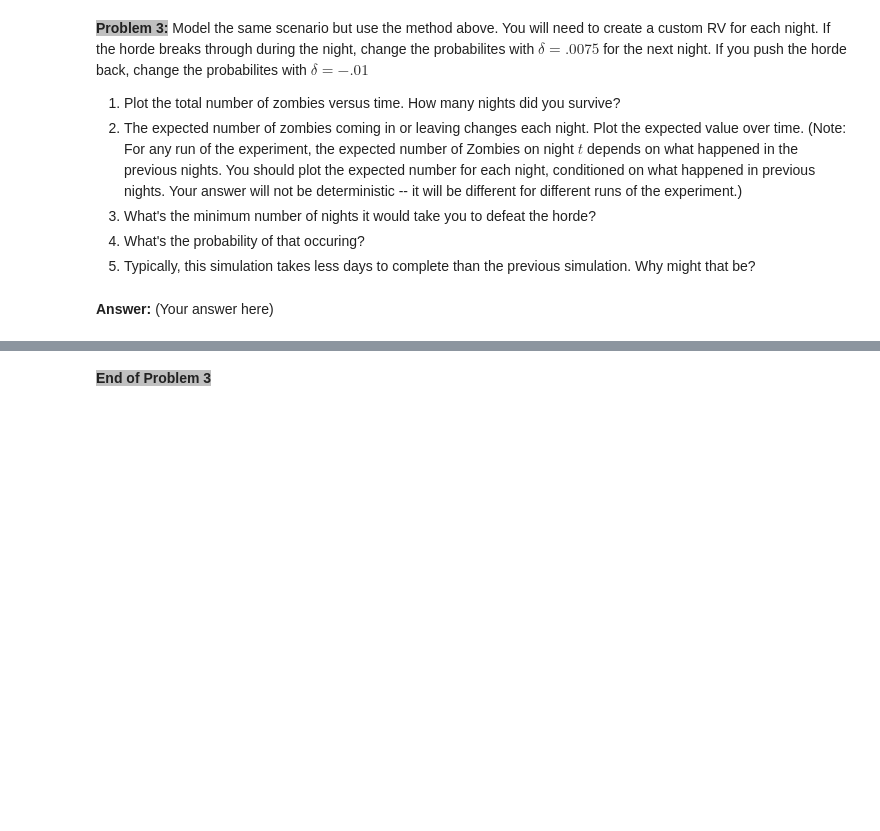
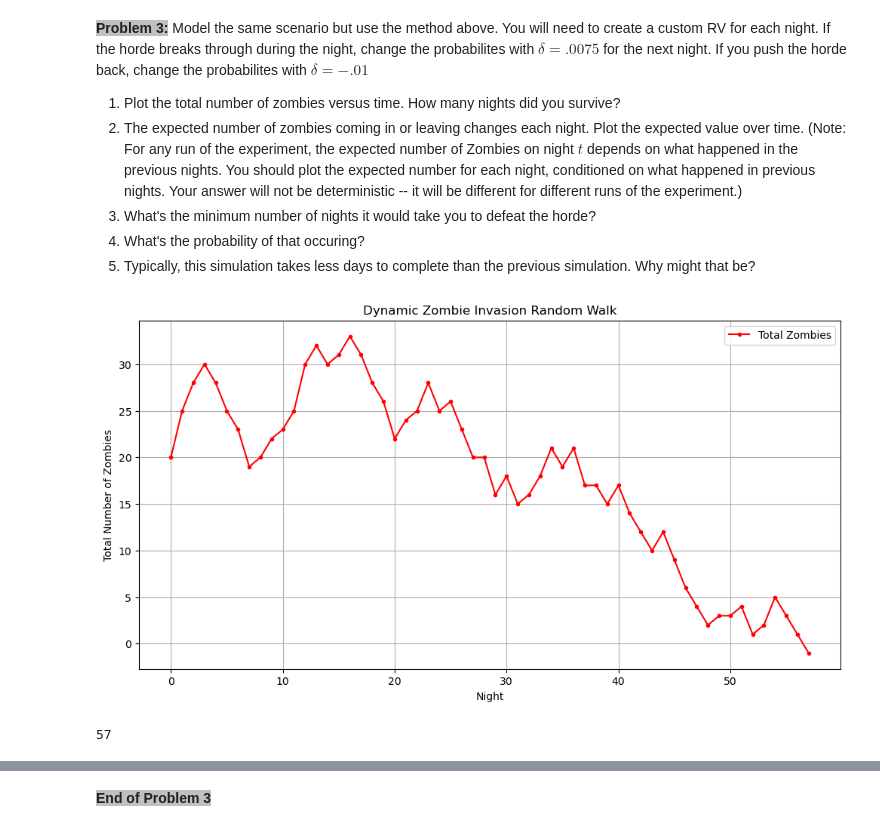
Before and after one commit to Everloom-129/ECE314_Probability_Lab, a Jupyter notebook: Lab 6/Lab 6.ipynb, the cells around one changed output, grey strips where cells are left out. Saved outputs shown, nothing was run; the diff lists cells and outputs as text; code cells hidden in the pictures; blank space fills up the shorter version.

```diff
--- a/Lab 6/Lab 6.ipynb
+++ b/Lab 6/Lab 6.ipynb
@@ -151,2 +227,45 @@ p2: ['0.020', '0.071', '0.226', '0.174', '0.052', '0.238', '0.135', '0.084'] sum
-# %% [markdown]
-__Answer:__ (Your answer here)
+# %%
+def ChangeProb(p, c, delta):
+    """
+    Adjusts the probabilities based on the outcome of the night.
+
+    Parameters:
+    - p: Current probability vector to be altered
+    - c: Values vector indicating the change in zombie counts
+    - delta: Amount to alter the probabilities by
+    """
+    for i in range(np.size(p)):
+        if c[i] > 0:
+            p[i] = np.max([p[i] + delta, 0])  # Increase probability for positive changes (zombies coming in)
+        if c[i] < 0:
+            p[i] = np.max([p[i] - delta, 0])  # Decrease probability for negative changes (zombies getting pushed back)
+    p = [i / np.sum(p) for i in p]  # Normalize the probability vector
+    return p
+
+p = [0.05, 0.1, 0.25, 0.2, 0.05, 0.2, 0.1, 0.05]
+c = [5, 3, 2, 1, 0, -2, -3, -4]
+X_dynamic = [20]  # Starting number of zombies
+expected_values_dynamic = [0.]  # Expected number of zombies over time
+
+# Run the simulation with dynamic probability adjustments
+while X_dynamic[-1] > 0 and X_dynamic[-1] < 100:
+    delta = -0.01 if np.random.choice(c, p=p) < 0 else 0.0075
+    p = ChangeProb(p, c, delta)
+    expected_step_value = sum(z * prob for z, prob in zip(c, p))
+    expected_values_dynamic.append(expected_values_dynamic[-1] + expected_step_value)
+    X_dynamic.append(X_dynamic[-1] + np.random.choice(c, p=p))
+
+plt.figure(figsize=(12, 6))
+plt.plot(X_dynamic, 'ro-', label='Total Zombies', markersize=3)
+plt.title('Dynamic Zombie Invasion Random Walk')
+plt.xlabel('Night')
+plt.ylabel('Total Number of Zombies')
+plt.legend()
+plt.grid(True)
+plt.show()
+
+nights_survived_dynamic = len(X_dynamic) - 1
+nights_survived_dynamic
+# %% [output]
+[figure, added]
+57
```
Also changed, not shown: parts of 18 cells of this notebook.
